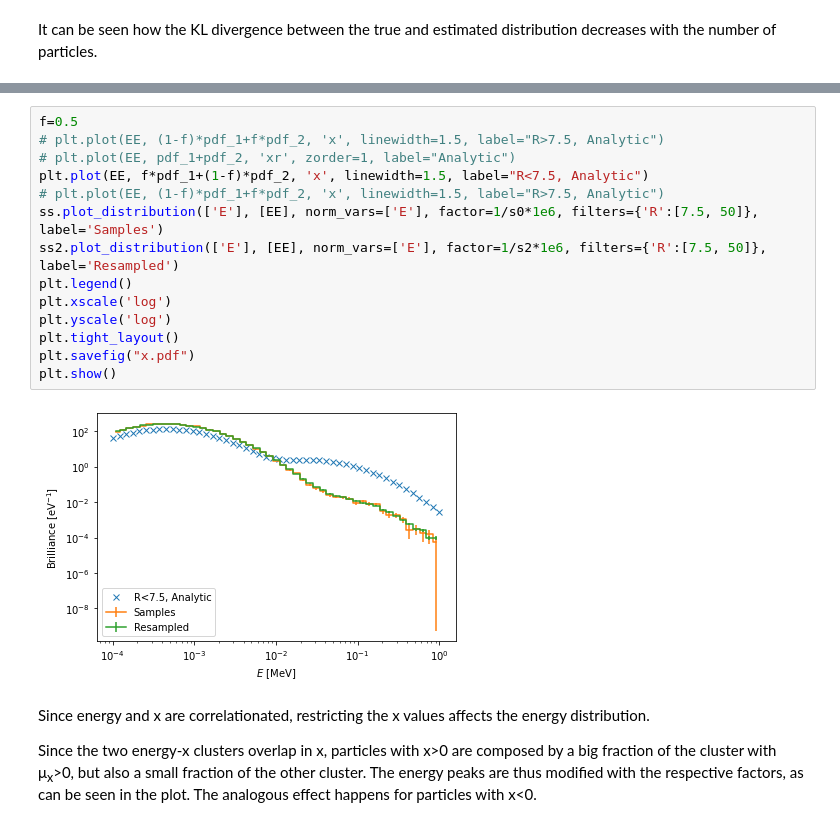
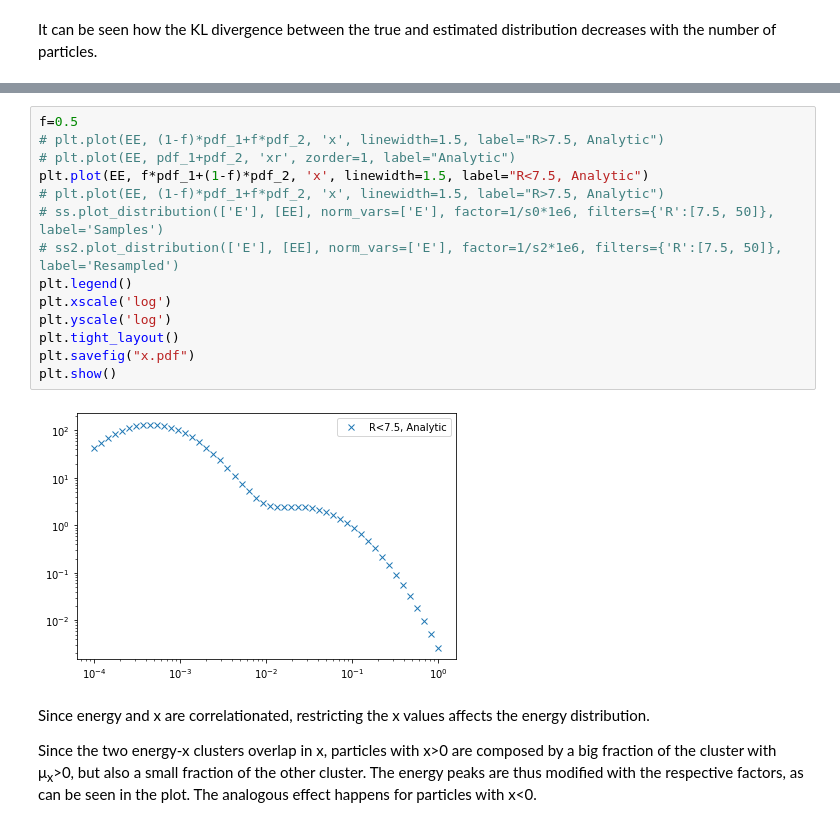
Before and after one commit to KDSource/KDSource, a Jupyter notebook: docs/examples/Verification_surfcirc.ipynb, the cells around one changed output, grey strips where cells are left out. Saved outputs shown, nothing was run; the diff lists cells and outputs as text.

```diff
--- a/docs/examples/Verification_surfcirc.ipynb
+++ b/docs/examples/Verification_surfcirc.ipynb
@@ -471,19 +497,19 @@ plt.show()
 # %%
 f=0.5
 # plt.plot(EE, (1-f)*pdf_1+f*pdf_2, 'x', linewidth=1.5, label="R>7.5, Analytic")
 # plt.plot(EE, pdf_1+pdf_2, 'xr', zorder=1, label="Analytic")
 plt.plot(EE, f*pdf_1+(1-f)*pdf_2, 'x', linewidth=1.5, label="R<7.5, Analytic")
 # plt.plot(EE, (1-f)*pdf_1+f*pdf_2, 'x', linewidth=1.5, label="R>7.5, Analytic")
-ss.plot_distribution(['E'], [EE], norm_vars=['E'], factor=1/s0*1e6, filters={'R':[7.5, 50]}, label='Samples')
-ss2.plot_distribution(['E'], [EE], norm_vars=['E'], factor=1/s2*1e6, filters={'R':[7.5, 50]}, label='Resampled')
+# ss.plot_distribution(['E'], [EE], norm_vars=['E'], factor=1/s0*1e6, filters={'R':[7.5, 50]}, label='Samples')
+# ss2.plot_distribution(['E'], [EE], norm_vars=['E'], factor=1/s2*1e6, filters={'R':[7.5, 50]}, label='Resampled')
 plt.legend()
 plt.xscale('log')
 plt.yscale('log')
 plt.tight_layout()
 plt.savefig("x.pdf")
 plt.show()
 # %% [output]
-[figure, old version]
+[figure, new version]
 # %% [markdown]
 Since energy and x are correlationated, restricting the x values affects the energy distribution.
 
```
Also changed, not shown: parts of 15 cells of this notebook.
